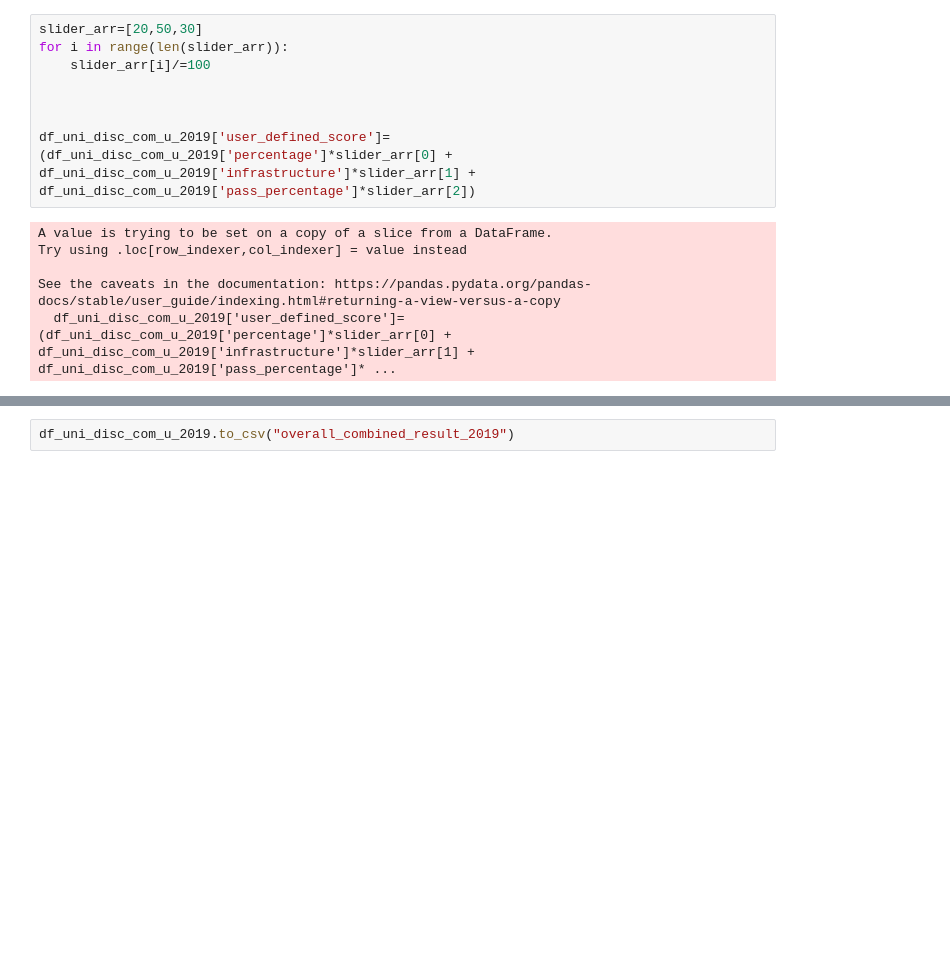
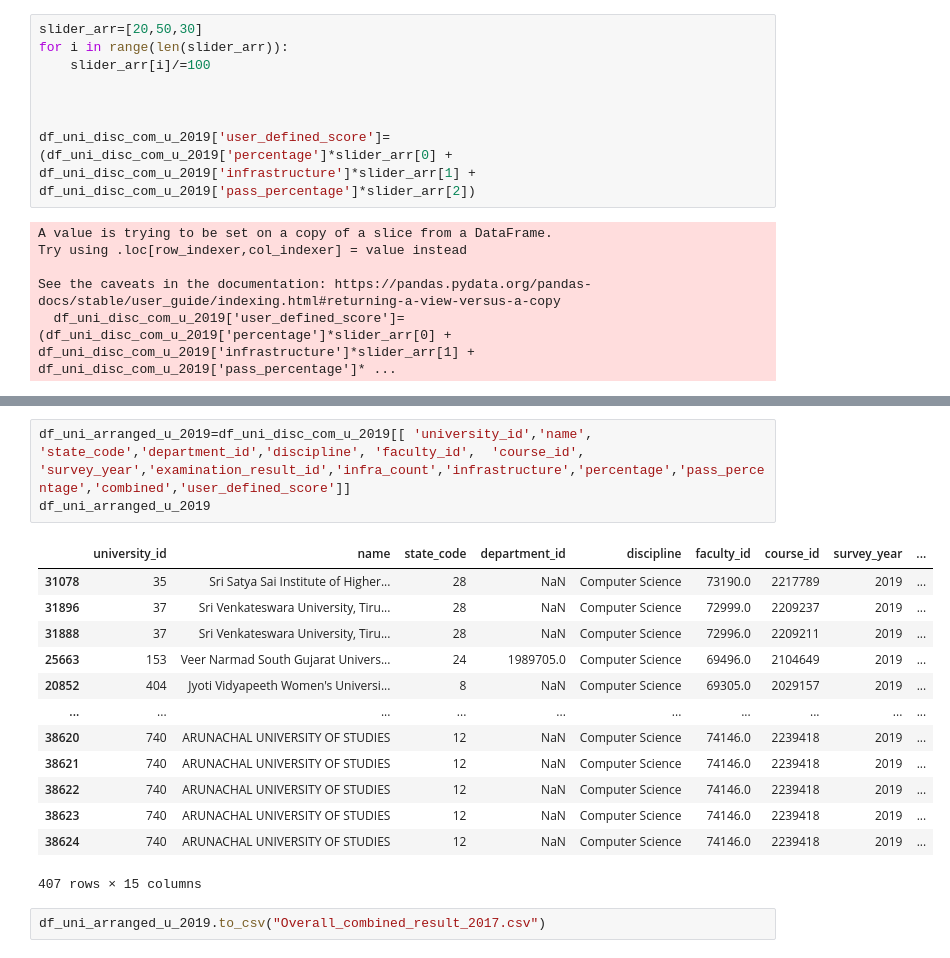
Before and after one commit to jainharsh8506/SIH2022, a Jupyter notebook: Hello/university_2019.ipynb, the cells around one changed output, grey strips where cells are left out. Drawn from its saved outputs; the diff is of its cells as text; blank space fills up the shorter version.

Commit message:
finally arranged

```diff
--- a/Hello/university_2019.ipynb
+++ b/Hello/university_2019.ipynb
@@ -746,2 +803,19 @@ df_uni_disc_com_u_2019=df_uni_disc_com_u_2019.sort_values(['user_defined_score']
-# %%
-df_uni_disc_com_u_2019.to_csv("overall_combined_result_2019")
+# %%
+df_uni_arranged_u_2019=df_uni_disc_com_u_2019[[ 'university_id','name', 'state_code','department_id','discipline', 'faculty_id',  'course_id', 'survey_year','examination_result_id','infra_count','infrastructure','percentage','pass_percentage','combined','user_defined_score']]
+df_uni_arranged_u_2019
+# %% [output]
+|  | university_id | name | state_code | department_id | discipline | faculty_id | course_id | survey_year | ... |
+| 31078 | 35 | Sri Satya Sai Institute of Higher... | 28 | NaN | Computer Science | 73190.0 | 2217789 | 2019 | ... |
+| 31896 | 37 | Sri Venkateswara University, Tiru... | 28 | NaN | Computer Science | 72999.0 | 2209237 | 2019 | ... |
+| 31888 | 37 | Sri Venkateswara University, Tiru... | 28 | NaN | Computer Science | 72996.0 | 2209211 | 2019 | ... |
+| 25663 | 153 | Veer Narmad South Gujarat Univers... | 24 | 1989705.0 | Computer Science | 69496.0 | 2104649 | 2019 | ... |
+| 20852 | 404 | Jyoti Vidyapeeth Women's Universi... | 8 | NaN | Computer Science | 69305.0 | 2029157 | 2019 | ... |
+| ... | ... | ... | ... | ... | ... | ... | ... | ... | ... |
+| 38620 | 740 | ARUNACHAL UNIVERSITY OF STUDIES | 12 | NaN | Computer Science | 74146.0 | 2239418 | 2019 | ... |
+| 38621 | 740 | ARUNACHAL UNIVERSITY OF STUDIES | 12 | NaN | Computer Science | 74146.0 | 2239418 | 2019 | ... |
+| 38622 | 740 | ARUNACHAL UNIVERSITY OF STUDIES | 12 | NaN | Computer Science | 74146.0 | 2239418 | 2019 | ... |
+| 38623 | 740 | ARUNACHAL UNIVERSITY OF STUDIES | 12 | NaN | Computer Science | 74146.0 | 2239418 | 2019 | ... |
+| 38624 | 740 | ARUNACHAL UNIVERSITY OF STUDIES | 12 | NaN | Computer Science | 74146.0 | 2239418 | 2019 | ... |
+407 rows × 15 columns
+# %%
+df_uni_arranged_u_2019.to_csv("Overall_combined_result_2017.csv")
```
Also changed, not shown: parts of 9 cells of this notebook, 2 other files.
